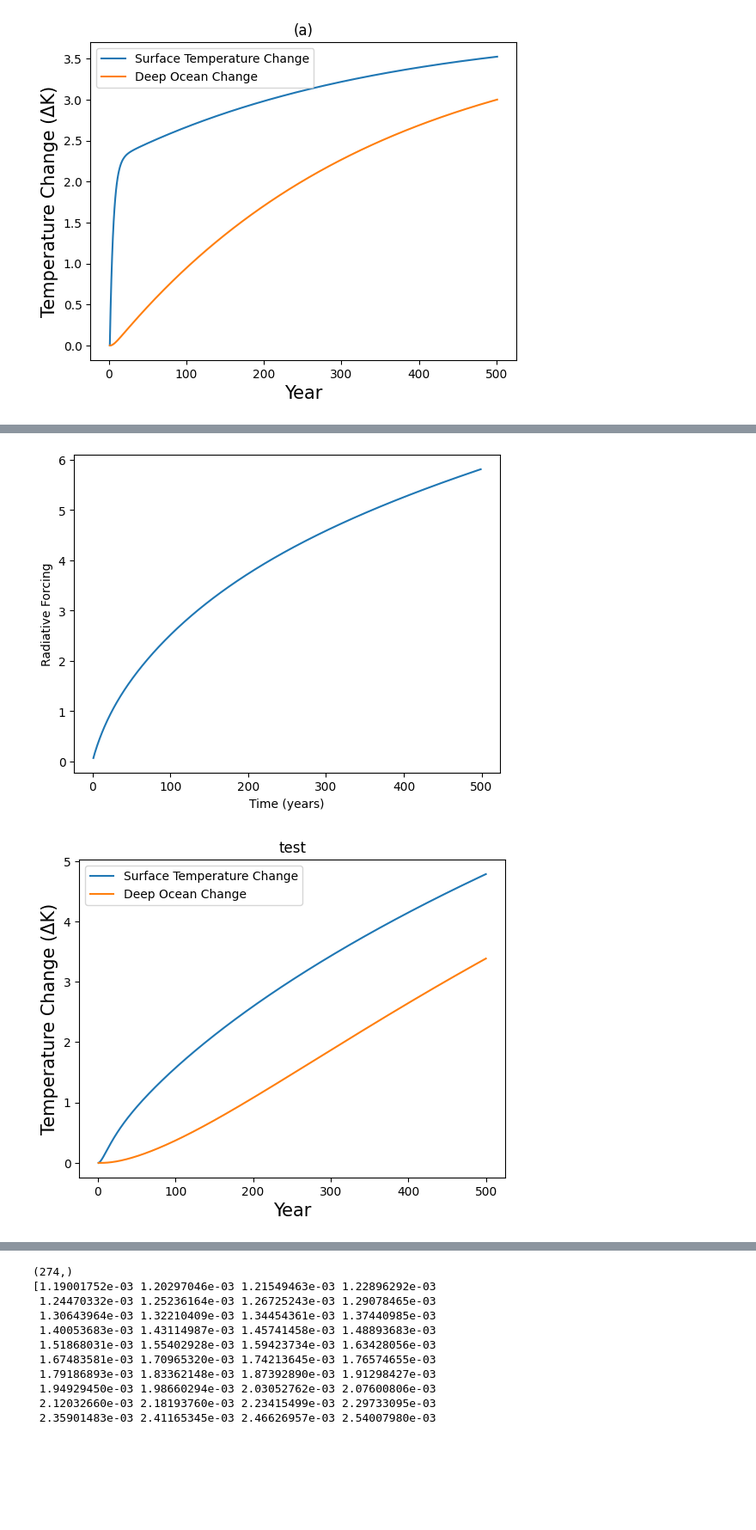
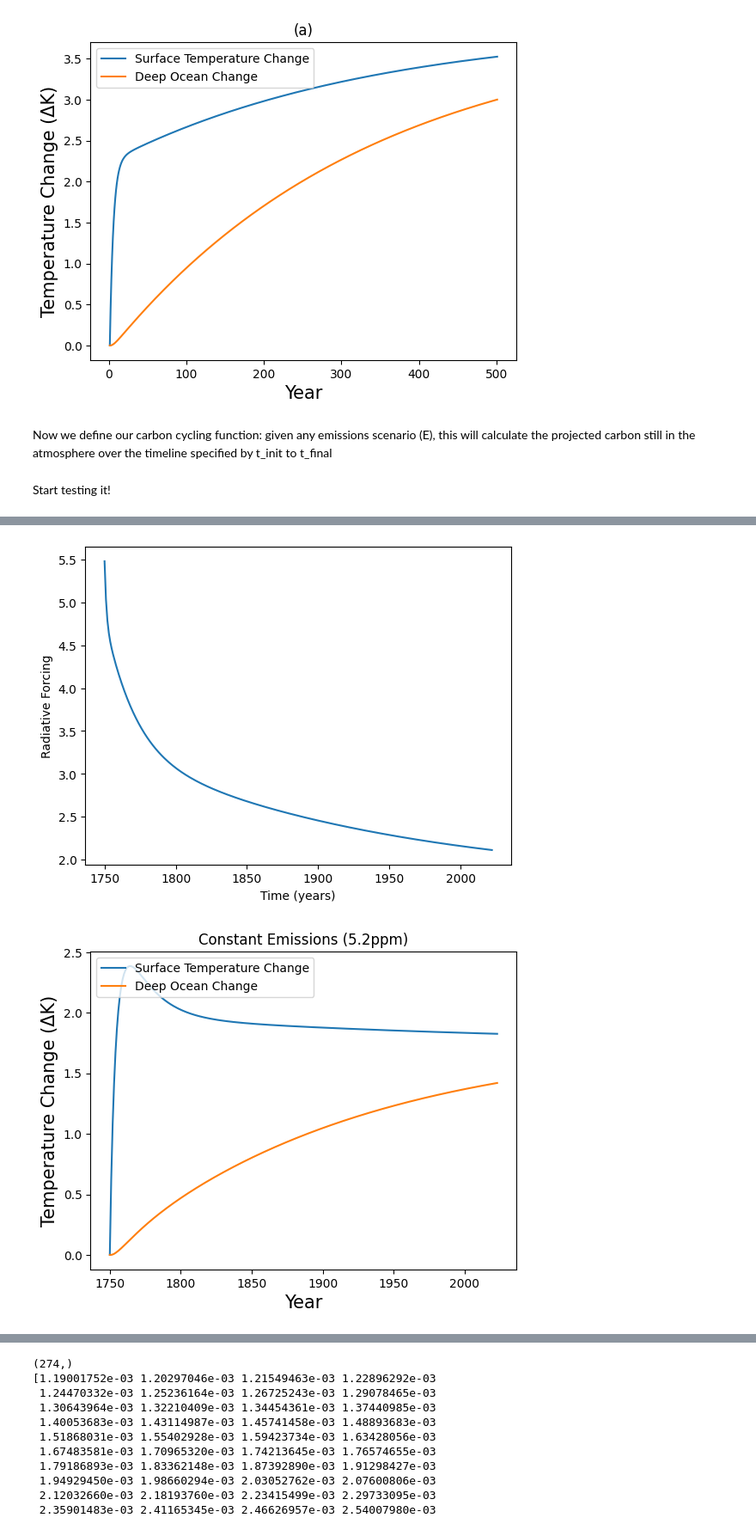
Before and after one commit to katie-hippe/atms380, a Jupyter notebook: final/final_project.ipynb, the cells around one changed output, grey strips where cells are left out. Shown at 86% size. Cells and saved outputs as stored; diff of their text form; code cells hidden in the pictures; blank space fills up the shorter version.

```diff
--- a/final/final_project.ipynb
+++ b/final/final_project.ipynb
@@ -82,6 +84,8 @@ def plotT(t_init, t_final, deltat, T, TO, historical, title):
 plotT(t_init, t_final, deltat, T, TO, False, '(a)')
 # %% [output]
 [figure]
+# %% [markdown]
+Now we define our carbon cycling function: given any emissions scenario (E), this will calculate the projected carbon still in the atmosphere over the timeline specified by t_init to t_final
 # %%
 # constants for the Joos function
 a0, a1, a2, a3 = .217, .259, .338, .186
@@ -108,10 +112,12 @@ def CO2conc(t_init, t_final, deltat, E, C0):
         C = C + curr_C
 
     return C
+# %% [markdown]
+Start testing it!
 # %%
-C0 = 417
-E = np.full((t_final+1), 5.2)
-E[0] = 5.2 # start with the example already given
+C0 = 280
+E = np.full((t_final-t_init+1), 0)
+E[0] = 500 # start with the example already given
 C = CO2conc(t_init, t_final, deltat, E, C0)
 
 # plot the carbon concentration as a function of emissions
@@ -129,19 +135,20 @@ plt.show()
 
 # finally plot all our data
 T, TO = twolayerEMB(t_init, t_final-1, 1, T_0, TO_0, CS, CO, Rf, l, g)
-plotT(t_init, t_final-1, deltat, T, TO, False, "test")
+plotT(t_init, t_final-1, deltat, T, TO, False, "Constant Emissions (5.2ppm)")
 plt.show()
 
 # find cumulative sum of carbon emissions
 cumC = np.cumsum(E) * 2.12 # from ppm to gtc
 
 # plot the cumulative carbon emissions
-plt.plot(np.arange(t_init, t_final, deltat), cumC[0:499])
+plt.plot(np.arange(t_init, t_final, deltat), cumC[0:273])
+plt.ylim(min(cumC) - 1, max(cumC)+1)
 plt.xlabel("Time (years)")
 plt.ylabel("Cumulative Carbon (ppm)")
 plt.show()
 
-plt.plot(cumC[0:499], T[0:499])
+plt.plot(cumC[0:272], T[0:272])
 plt.xlabel("Cumulative Carbon (ppm)")
 plt.ylabel("Temperature change (K)")
 plt.show()
@@ -150,2 +157,2 @@ plt.show()
-[figure, old version]
+[figure, new version]
-[figure, old version]
+[figure, new version]
```
Also changed, not shown: parts of 12 cells of this notebook.
